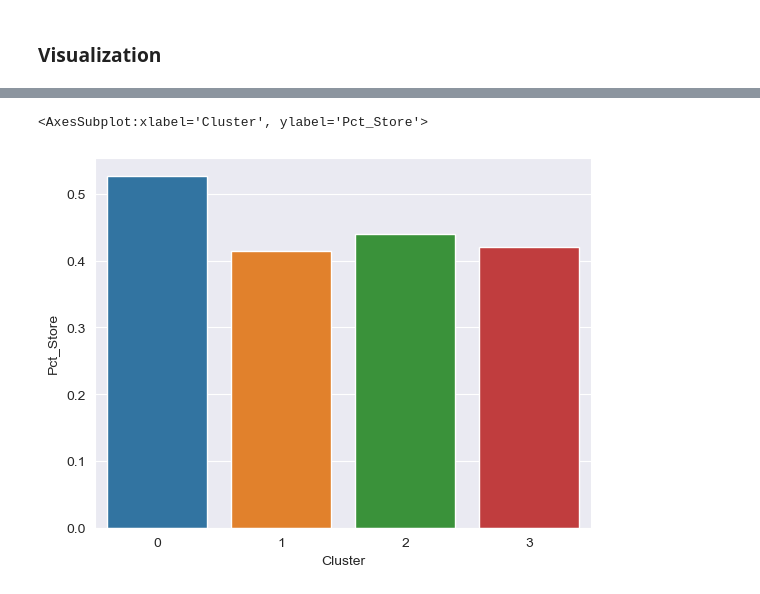
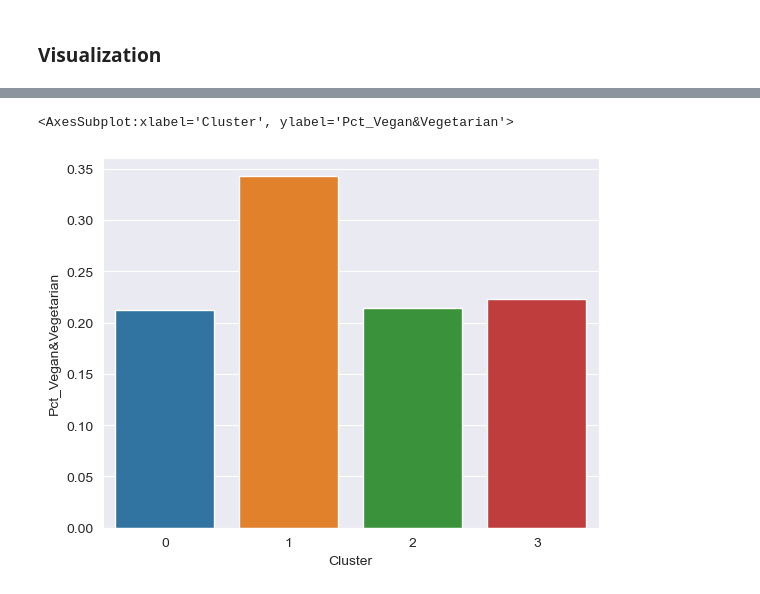
Before and after one commit to MikeOlhao/DSML_projeto, a Jupyter notebook: DSML_202223_Clusters_Group09_Notebook_semgraficos.ipynb, the cells around one changed output, grey strips where cells are left out. Saved outputs shown, nothing was run; the diff lists cells and outputs as text; code cells hidden in the pictures.

```diff
--- a/DSML_202223_Clusters_Group09_Notebook_semgraficos.ipynb
+++ b/DSML_202223_Clusters_Group09_Notebook_semgraficos.ipynb
@@ -996,8 +996,8 @@ plt.legend
 # %%
-sns.barplot(x="Cluster", y="Pct_Store",data=df_final, ci=None)
+sns.barplot(x="Cluster", y="Pct_Vegan&Vegetarian",data=df_final, ci=None)
 # %% [output]
-<AxesSubplot:xlabel='Cluster', ylabel='Pct_Store'>
+<AxesSubplot:xlabel='Cluster', ylabel='Pct_Vegan&Vegetarian'>
-[figure, old version]
+[figure, new version]
 # %%
 sns.barplot(x="Cluster", y="Pct_Meat&Fish", data=df_final)
 # %% [output]
```
Also changed, not shown: parts of 14 cells of this notebook.
